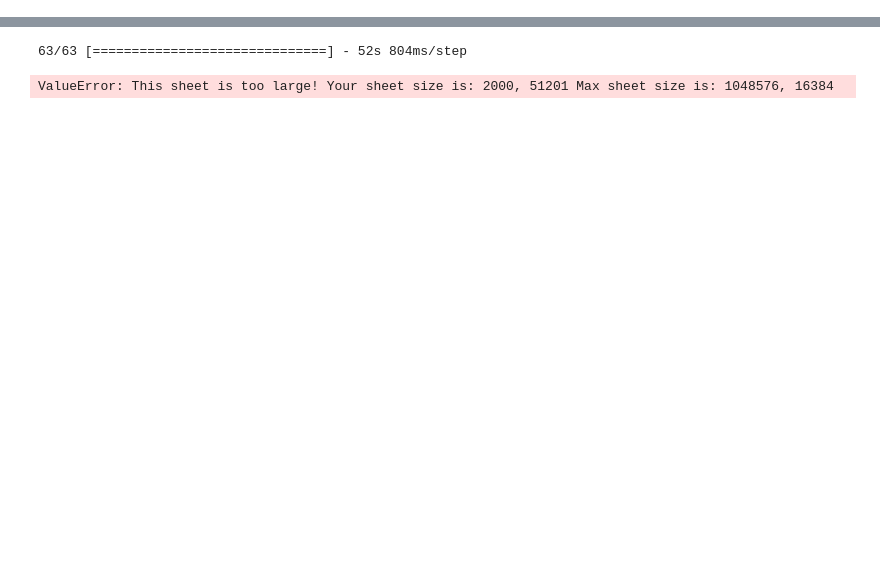
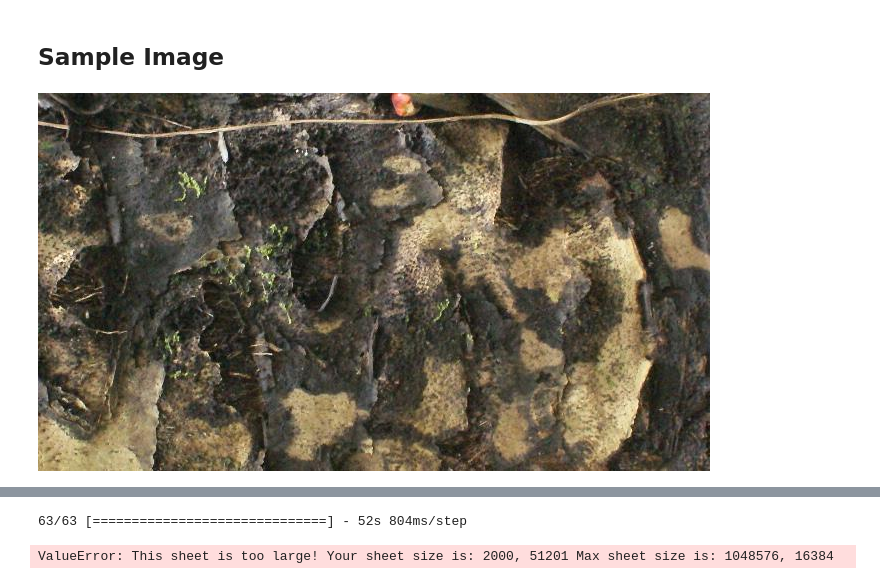
Before and after one commit to zeerafle/oil-palm-stem, a Jupyter notebook: deep_feature_extractor.ipynb, the cells around one changed output, grey strips where cells are left out. Cells and saved outputs as stored; diff of their text form; code cells hidden in the pictures; blank space fills up the shorter version.

```diff
--- a/deep_feature_extractor.ipynb
+++ b/deep_feature_extractor.ipynb
@@ -19,0 +55,2 @@ Downloading data from https://storage.googleapis.com/tensorflow/keras-applicatio
+# %% [markdown]
+## Sample Image
@@ -19,0 +60,4 @@ Downloading data from https://storage.googleapis.com/tensorflow/keras-applicatio
+# %%
+Image.open(SAMPLE_IMAGE)
+# %% [output]
+[figure, added]
```
Also changed, not shown: parts of 13 cells of this notebook, 3 other files.
